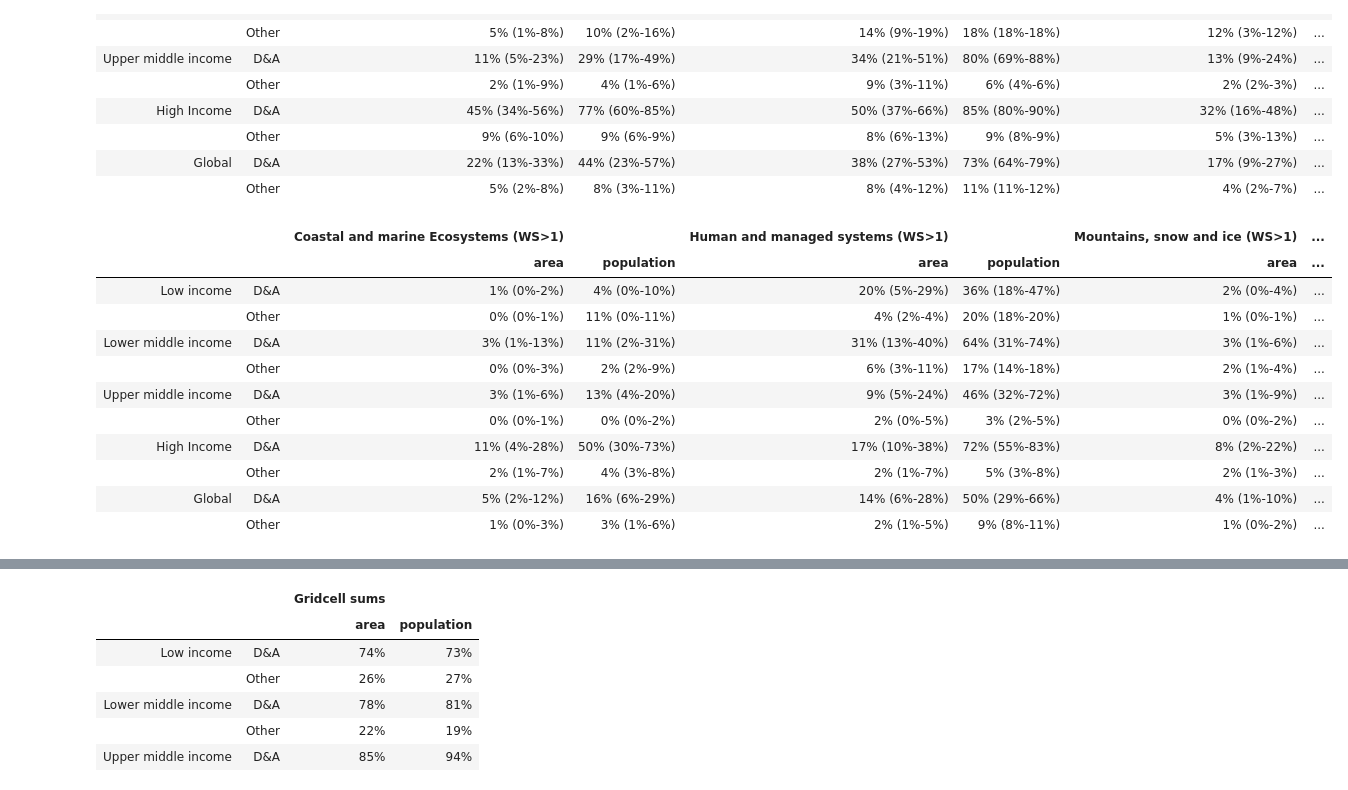
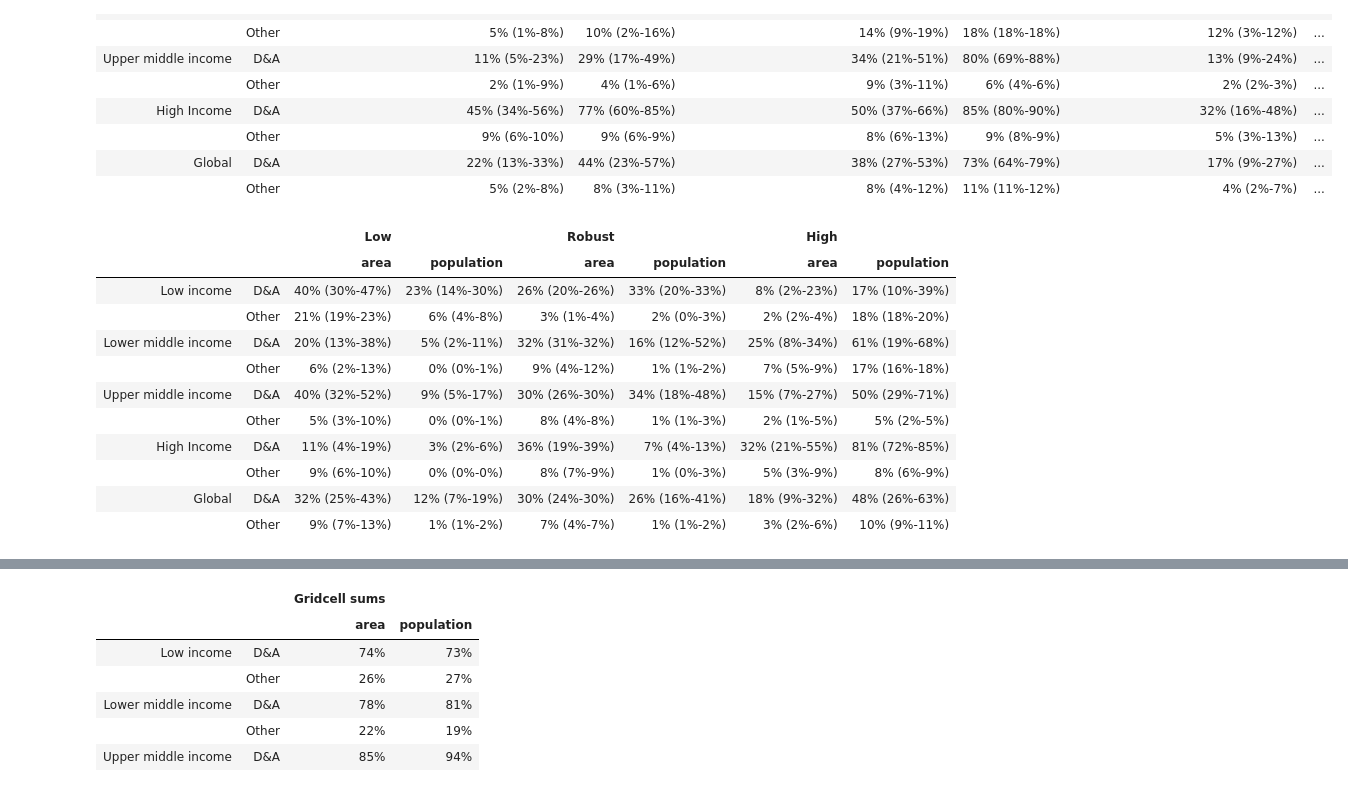
Before and after one commit to mcallaghan/regional-impacts-map, a Jupyter notebook: analysis/5e_tables.ipynb, the cells around one changed output, grey strips where cells are left out. Drawn from its saved outputs; the diff is of its cells as text; code cells hidden in the pictures.

Commit message:
fix cis table

```diff
--- a/analysis/5e_tables.ipynb
+++ b/analysis/5e_tables.ipynb
@@ -343,9 +343,15 @@ for c in table.columns:
 ltable.index = pd.MultiIndex.from_tuples(list(itertools.product(*[incs + ["Global"],["D\&A","Other"]])))
 ltable.to_latex('../tables/area_pop_sums_income.tex',escape=False,multicolumn_format="L{2cm}",column_format="ll " + " ".join(["p{1cm}"]*14))
 # %%
+import numpy as np
+
 sector_total = sector_cols + [" - Total - "]
 sector_labels = [x.split(' - ')[1].replace('managed','managed systems').replace('ES','ecosystems') for x in sector_total]
-sector_labels = [x + " (WS>5)" if "Total" in x else x + " (WS>1)" for x in sector_labels ]
+
+sector_total = [" - Total - "," - Total - "," - Total - "]
+sector_labels = ["Low","Robust","High"]
+threshs = [0,5,20]
+mthreshs = [5,20,np.inf]
 
 incs = [x[3:] for x in shp_ndf_df['Income category'].unique()]
 
@@ -353,7 +359,7 @@ colindex = pd.MultiIndex.from_tuples(list(itertools.product(*[sector_labels,["ar
 glob_index = pd.MultiIndex.from_tuples(list(itertools.product(*[incs + ["Global"],["D&A","Other"]])))
 table = pd.DataFrame(index=glob_index,columns=colindex)
 
-def ci_area_sum(ndf, sub_ndf, threshold, var):
+def ci_area_sum(ndf, sub_ndf, threshold, mthreshold, var):
     results = []
     if var=="area":
         ndf = ndf[ndf['is_land']==True]
@@ -361,9 +367,9 @@ def ci_area_sum(ndf, sub_ndf, threshold, var):
 
     ndf_sum = ndf[var].sum()
     for suffix in ["","_lower","_upper"]:
-        results.append(sub_ndf[sub_ndf[f"total_study_prop{suffix}"]>=threshold][var].sum()/ndf_sum)
+        results.append(sub_ndf[(sub_ndf[f"total_study_prop{suffix}"]>=threshold) & (sub_ndf[f"total_study_prop{suffix}"]<mthreshold)][var].sum()/ndf_sum)
 
-    return f"{results[0]:.0%} ({results[1]:.0%}-{results[2]:.0%})"
+    return f"{results[0]:.0%} ({min(results):.0%}-{max(results):.0%})"
 
 def ci_df(df, var_list):
     lower_df = df
@@ -388,49 +394,50 @@ for i, continent in enumerate(incs+["Global"]):
     for k, sector in enumerate(sector_total):
         if sector==" - Total - ":
             mid_ids, lower_ids, upper_ids = ci_df(cdf,['0 - relevance - mean_prediction'])
-            thresh = 20
         else:
             mid_ids, lower_ids, upper_ids = ci_df(cdf,['0 - relevance - mean_prediction', sector])
-            thresh = 4
+        thresh = threshs[k]
+        mthreshold = mthreshs[k]
+
         id_subsets = [mid_ids, upper_ids, lower_ids]
         ndf = df[df['index'].isin(ndf_ids)][['index','study_addition','is_land','n_da_impacts','area','population']]
         for var, driver in [("temp","Temperature"),("precip","Precipitation")]:
             for l, (label, suffix) in enumerate([(f"{var}_study_prop","mean_prediction"),(f"{var}_study_prop_upper","upper_pred"),(f"{var}_study_prop_lower","lower_pred")]):
                 var_studies = driver_df[(driver_df[f'6 - {driver} - {suffix}']>=0.5) & (driver_df['id'].isin(id_subsets[l]))].id
                 var_ndf = df_ndf[df_ndf['doc_id'].isin(var_studies)].groupby('ndf_id')['weight'].sum().to_frame().rename(columns={"weight":label})
                 ndf = ndf.merge(var_ndf, left_on="index", right_on="ndf_id", how="left")
                 ndf[label] = ndf[label].fillna(0)
 
         for suffix in ["","_lower","_upper"]:
 
             ndf.loc[ndf['study_addition']=="temp",f"total_study_prop{suffix}"] = ndf.loc[ndf['study_addition']=="temp",f"temp_study_prop{suffix}"]
             ndf.loc[ndf['study_addition']=="precip",f"total_study_prop{suffix}"] = ndf.loc[ndf['study_addition']=="precip",f"precip_study_prop{suffix}"]
             ndf.loc[ndf['study_addition']=="add",f"total_study_prop{suffix}"] = ndf.loc[ndf['study_addition']=="add",[f"precip_study_prop{suffix}",f"temp_study_prop{suffix}"]].sum(axis=1)
             ndf[f"total_study_prop{suffix}"].fillna(0)
 
         for j, da in enumerate(["D&A","Other"]):
             if da=="D&A":
                 sub_ndf = ndf[(abs(ndf['n_da_impacts'])>0)]
             else:
                 sub_ndf = ndf[(abs(ndf['n_da_impacts'])==0)]
 
             for var in ["area","population"]:
-                table.loc[(continent,da),(sector_labels[k], var)] = ci_area_sum(ndf, sub_ndf,thresh, var)
+                table.loc[(continent,da),(sector_labels[k], var)] = ci_area_sum(ndf, sub_ndf, thresh, mthreshold, var)
 
-table.to_html('../supplementary_data/area_pop_sums_income_high.md')
-table.to_excel('../supplementary_data/area_pop_sums_income_high.xlsx')
+table.to_html('../supplementary_data/area_pop_sums_evidence_types_income.md')
+table.to_excel('../supplementary_data/area_pop_sums_evidence_types_income.xlsx')
 
 table
 # %% [output]
-|  |  | Coastal and marine Ecosystems (WS>1) |  | Human and managed systems (WS>1) |  | Mountains, snow and ice (WS>1) | ... |
-|  |  | area | population | area | population | area | ... |
-| Low income | D&A | 1% (0%-2%) | 4% (0%-10%) | 20% (5%-29%) | 36% (18%-47%) | 2% (0%-4%) | ... |
-|  | Other | 0% (0%-1%) | 11% (0%-11%) | 4% (2%-4%) | 20% (18%-20%) | 1% (0%-1%) | ... |
-| Lower middle income | D&A | 3% (1%-13%) | 11% (2%-31%) | 31% (13%-40%) | 64% (31%-74%) | 3% (1%-6%) | ... |
-|  | Other | 0% (0%-3%) | 2% (2%-9%) | 6% (3%-11%) | 17% (14%-18%) | 2% (1%-4%) | ... |
-| Upper middle income | D&A | 3% (1%-6%) | 13% (4%-20%) | 9% (5%-24%) | 46% (32%-72%) | 3% (1%-9%) | ... |
-|  | Other | 0% (0%-1%) | 0% (0%-2%) | 2% (0%-5%) | 3% (2%-5%) | 0% (0%-2%) | ... |
-| High Income | D&A | 11% (4%-28%) | 50% (30%-73%) | 17% (10%-38%) | 72% (55%-83%) | 8% (2%-22%) | ... |
-|  | Other | 2% (1%-7%) | 4% (3%-8%) | 2% (1%-7%) | 5% (3%-8%) | 2% (1%-3%) | ... |
-| Global | D&A | 5% (2%-12%) | 16% (6%-29%) | 14% (6%-28%) | 50% (29%-66%) | 4% (1%-10%) | ... |
-|  | Other | 1% (0%-3%) | 3% (1%-6%) | 2% (1%-5%) | 9% (8%-11%) | 1% (0%-2%) | ... |
+|  |  | Low |  | Robust |  | High |  |
+|  |  | area | population | area | population | area | population |
+| Low income | D&A | 40% (30%-47%) | 23% (14%-30%) | 26% (20%-26%) | 33% (20%-33%) | 8% (2%-23%) | 17% (10%-39%) |
+|  | Other | 21% (19%-23%) | 6% (4%-8%) | 3% (1%-4%) | 2% (0%-3%) | 2% (2%-4%) | 18% (18%-20%) |
+| Lower middle income | D&A | 20% (13%-38%) | 5% (2%-11%) | 32% (31%-32%) | 16% (12%-52%) | 25% (8%-34%) | 61% (19%-68%) |
+|  | Other | 6% (2%-13%) | 0% (0%-1%) | 9% (4%-12%) | 1% (1%-2%) | 7% (5%-9%) | 17% (16%-18%) |
+| Upper middle income | D&A | 40% (32%-52%) | 9% (5%-17%) | 30% (26%-30%) | 34% (18%-48%) | 15% (7%-27%) | 50% (29%-71%) |
+|  | Other | 5% (3%-10%) | 0% (0%-1%) | 8% (4%-8%) | 1% (1%-3%) | 2% (1%-5%) | 5% (2%-5%) |
+| High Income | D&A | 11% (4%-19%) | 3% (2%-6%) | 36% (19%-39%) | 7% (4%-13%) | 32% (21%-55%) | 81% (72%-85%) |
+|  | Other | 9% (6%-10%) | 0% (0%-0%) | 8% (7%-9%) | 1% (0%-3%) | 5% (3%-9%) | 8% (6%-9%) |
+| Global | D&A | 32% (25%-43%) | 12% (7%-19%) | 30% (24%-30%) | 26% (16%-41%) | 18% (9%-32%) | 48% (26%-63%) |
+|  | Other | 9% (7%-13%) | 1% (1%-2%) | 7% (4%-7%) | 1% (1%-2%) | 3% (2%-6%) | 10% (9%-11%) |
```
Also changed, not shown: parts of 2 cells of this notebook, 3 other files.
